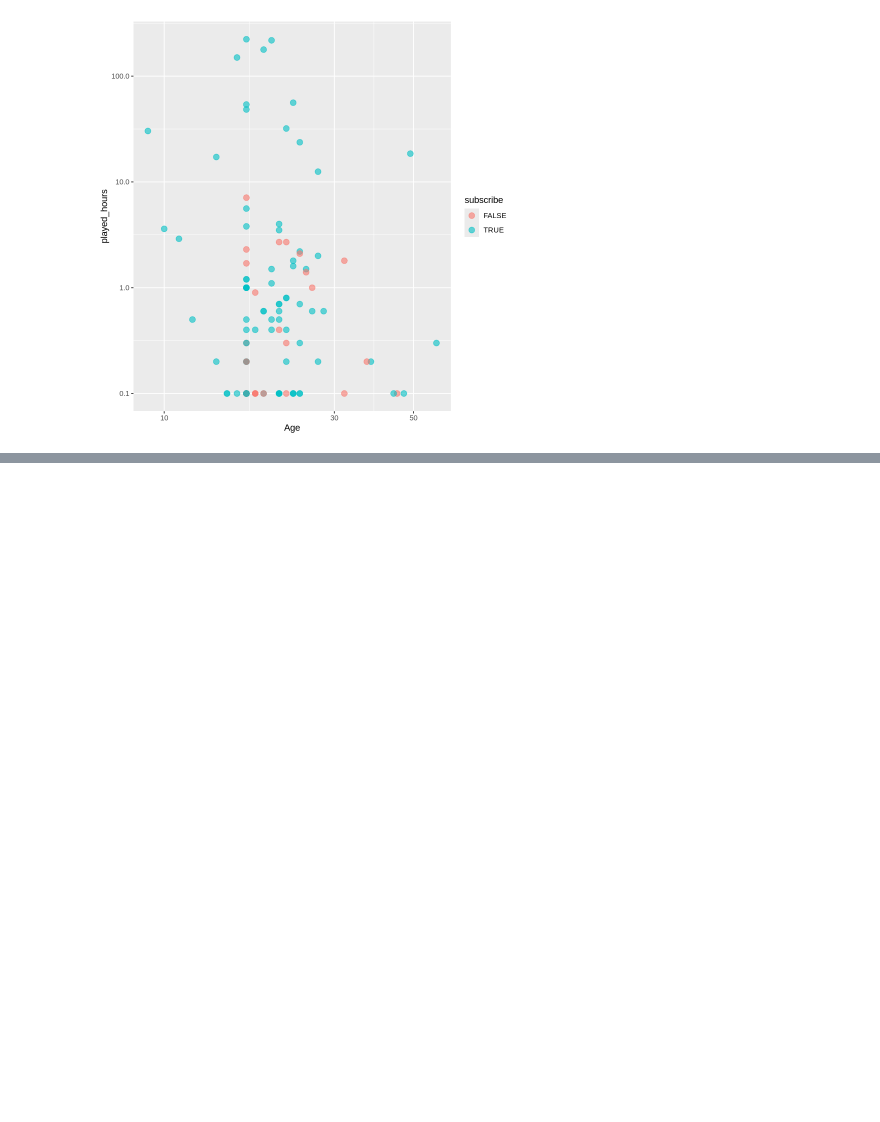
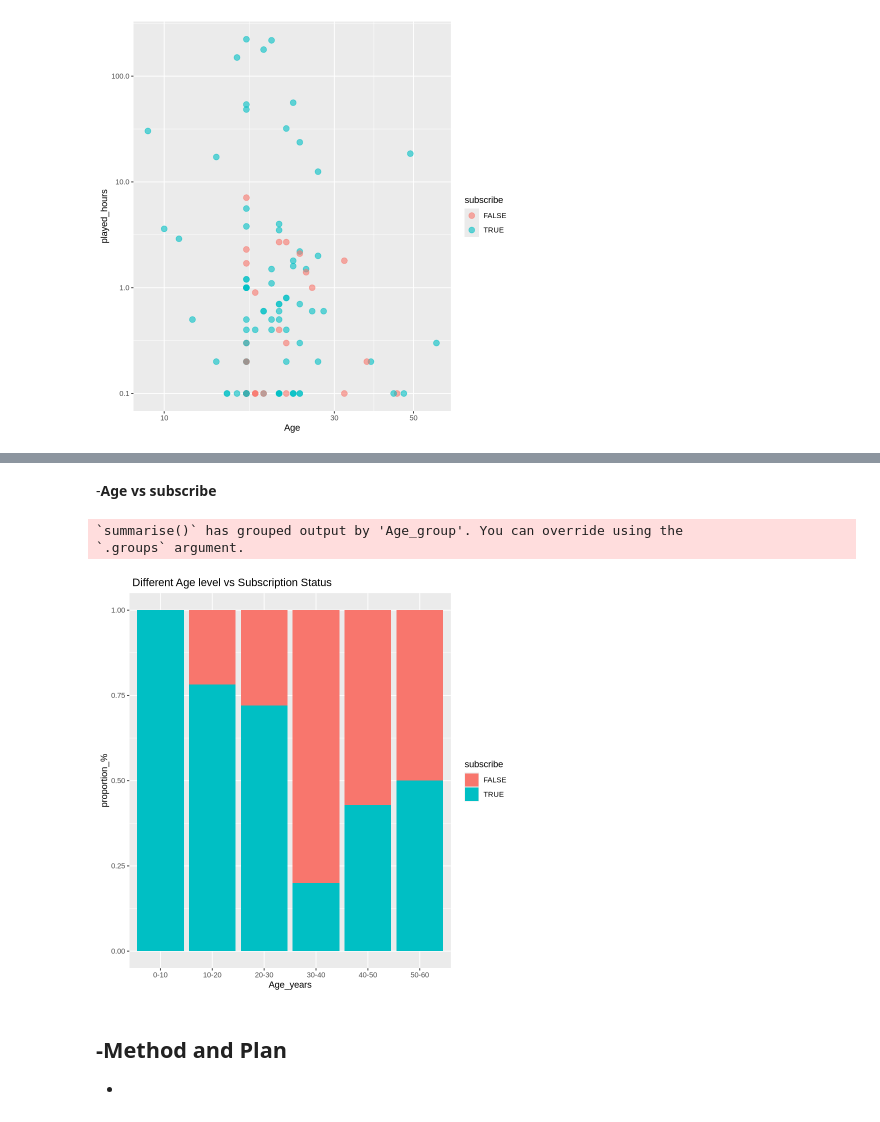
Before and after one commit to yunan-Deng/daci100_project_033_yunan_deng, a Jupyter notebook: individual_yunan_project.ipynb, the cells around one changed output, grey strips where cells are left out. Saved outputs shown, nothing was run; the diff lists cells and outputs as text; code cells hidden in the pictures; blank space fills up the shorter version.

```diff
--- a/individual_yunan_project.ipynb
+++ b/individual_yunan_project.ipynb
@@ -452,0 +506,25 @@ plot_2
+# %% [markdown]
+-**Age vs subscribe**
+# %%
+group_Age<-tidy_players_Age |>
+  mutate(Age_group = cut(Age,
+                           breaks = c(0,10, 20,30, 40, 50, 60),
+                           labels = c("0-10","10-20", "20-30", "30-40","40-50","50-60"))) |>
+  group_by(Age_group, subscribe) |>
+  summarise(count = n())
+
+ plot_3 <- group_Age|>
+ggplot( aes(x = Age_group, y= count, fill = subscribe)) +
+  geom_bar(stat = "identity",position = "fill") +
+  labs(title = " Different Age level vs Subscription Status",
+       x = "Age_years",
+       y = "proportion_%")
+plot_3
+# %% [output]
+`summarise()` has grouped output by 'Age_group'. You can override using the
+`.groups` argument.
+[figure, added]
+# %% [markdown]
+-**Method and Plan**
+-
+-
```
Also changed, not shown: parts of 6 cells of this notebook.
